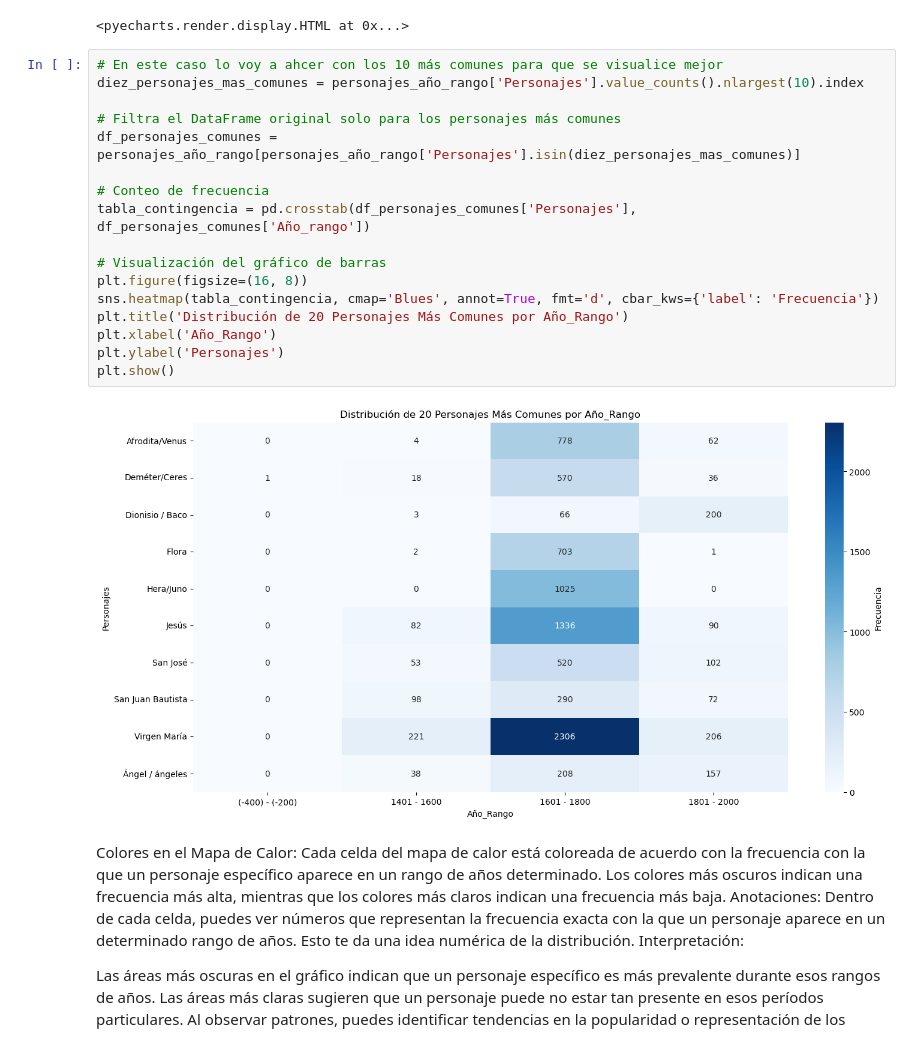
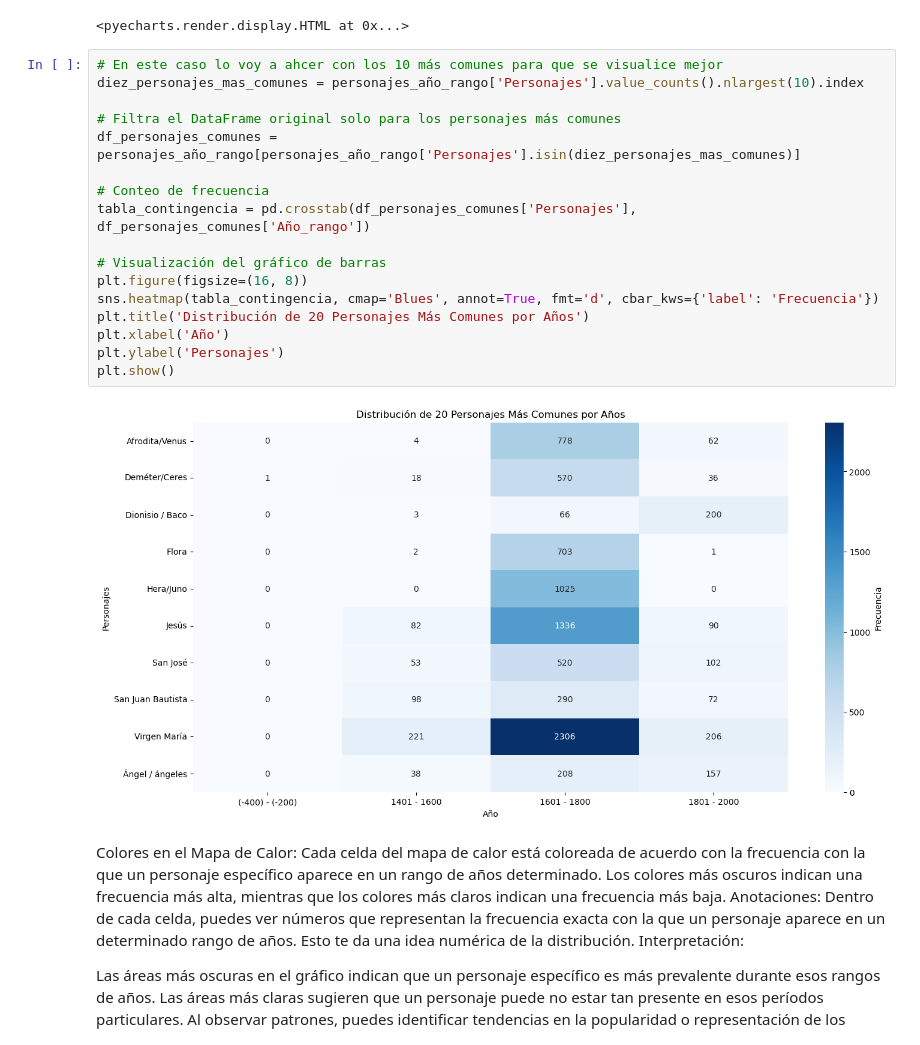
Before and after one commit to karmelealonso/project_final, a Jupyter notebook: notebooks/Estudio_analitico_iconografia.ipynb, the cells around one changed output. Cells and saved outputs as stored; diff of their text form.

```diff
--- a/notebooks/Estudio_analitico_iconografia.ipynb
+++ b/notebooks/Estudio_analitico_iconografia.ipynb
@@ -444,22 +443,22 @@ pie_chart.render_notebook()
 # %%
 # En este caso lo voy a ahcer con los 10 más comunes para que se visualice mejor
 diez_personajes_mas_comunes = personajes_año_rango['Personajes'].value_counts().nlargest(10).index
 
 # Filtra el DataFrame original solo para los personajes más comunes
 df_personajes_comunes = personajes_año_rango[personajes_año_rango['Personajes'].isin(diez_personajes_mas_comunes)]
 
 # Conteo de frecuencia
 tabla_contingencia = pd.crosstab(df_personajes_comunes['Personajes'], df_personajes_comunes['Año_rango'])
 
 # Visualización del gráfico de barras
 plt.figure(figsize=(16, 8))
 sns.heatmap(tabla_contingencia, cmap='Blues', annot=True, fmt='d', cbar_kws={'label': 'Frecuencia'})
-plt.title('Distribución de 20 Personajes Más Comunes por Año_Rango')
-plt.xlabel('Año_Rango')
+plt.title('Distribución de 20 Personajes Más Comunes por Años')
+plt.xlabel('Año')
 plt.ylabel('Personajes')
 plt.show()
 # %% [output]
-[figure, old version]
+[figure, new version]
 # %% [markdown]
 Colores en el Mapa de Calor: Cada celda del mapa de calor está coloreada de acuerdo con la frecuencia con la que un personaje específico aparece en un rango de años determinado. Los colores más oscuros indican una frecuencia más alta, mientras que los colores más claros indican una frecuencia más baja.
 Anotaciones: Dentro de cada celda, puedes ver números que representan la frecuencia exacta con la que un personaje aparece en un determinado rango de años. Esto te da una idea numérica de la distribución.
```
Also changed, not shown: parts of 35 cells of this notebook.
